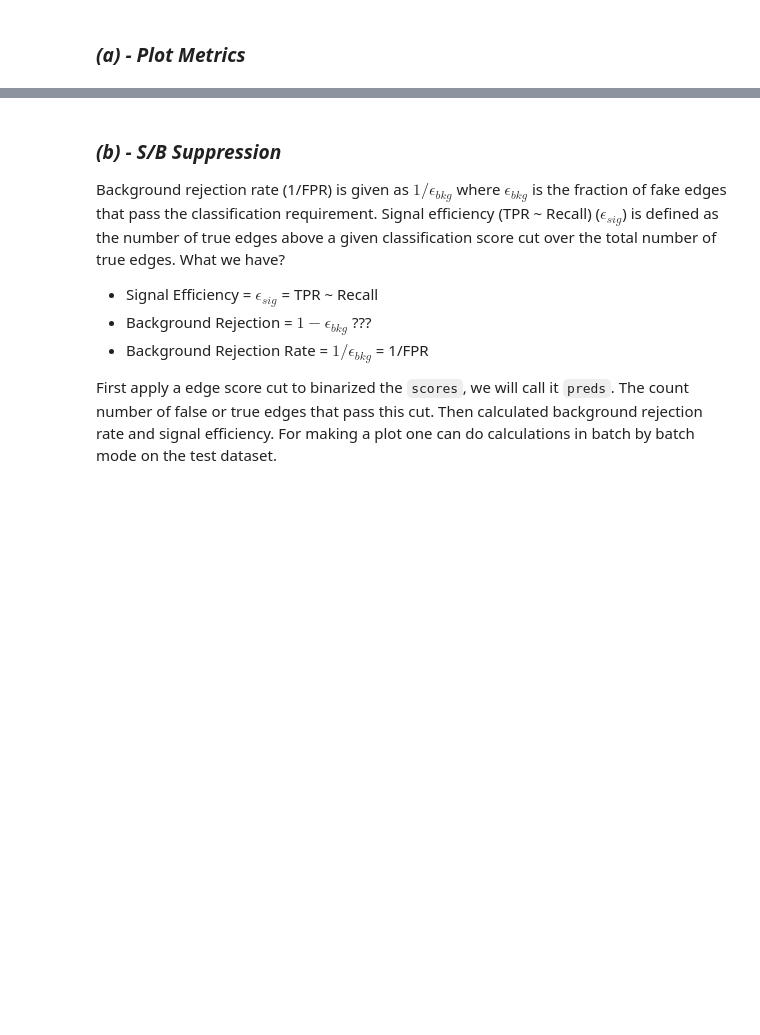
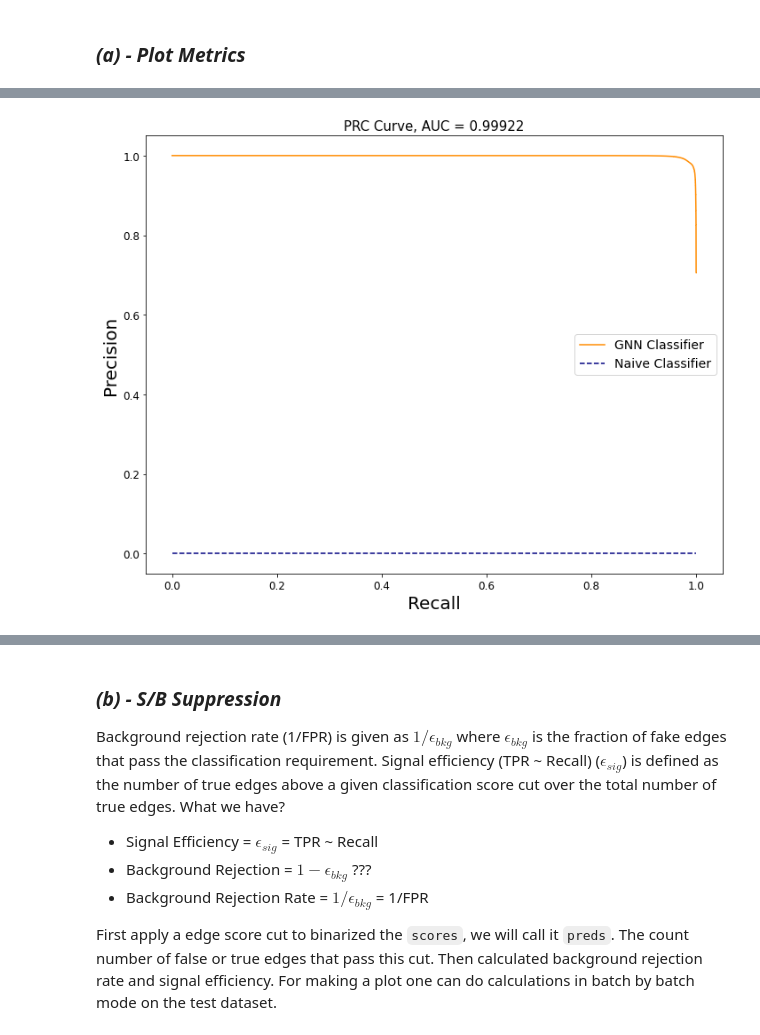
Before and after one commit to ai4fair/stttrkx, a Jupyter notebook: stt8_metrics.ipynb, the cells around one changed output, grey strips where cells are left out. Cells and saved outputs as stored; diff of their text form; code cells hidden in the pictures; blank space fills up the shorter version.

```diff
--- a/stt8_metrics.ipynb
+++ b/stt8_metrics.ipynb
@@ -130,0 +152,5 @@ plot_model_output(scores, truths, name="ann")
+# %%
+# PR Curve
+plot_prc(metrics, name=outname)
+# %% [output]
+[figure, added]
```
Also changed, not shown: parts of 27 cells of this notebook, 1 other file.
